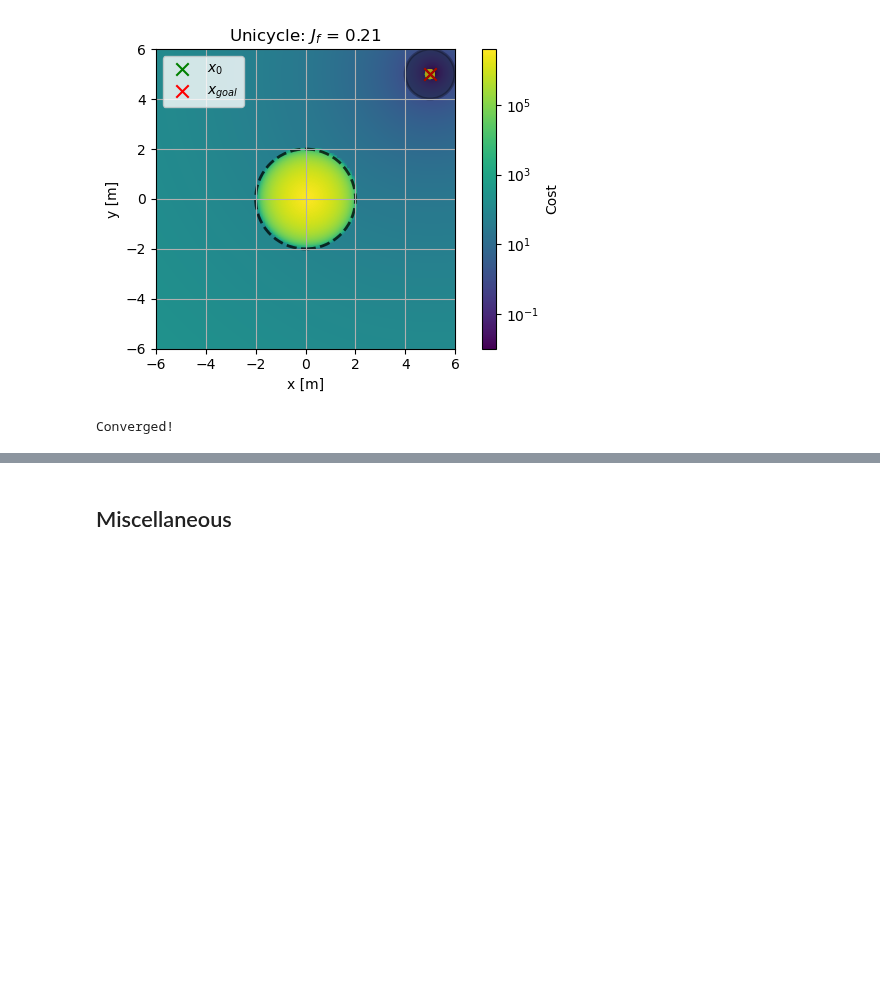
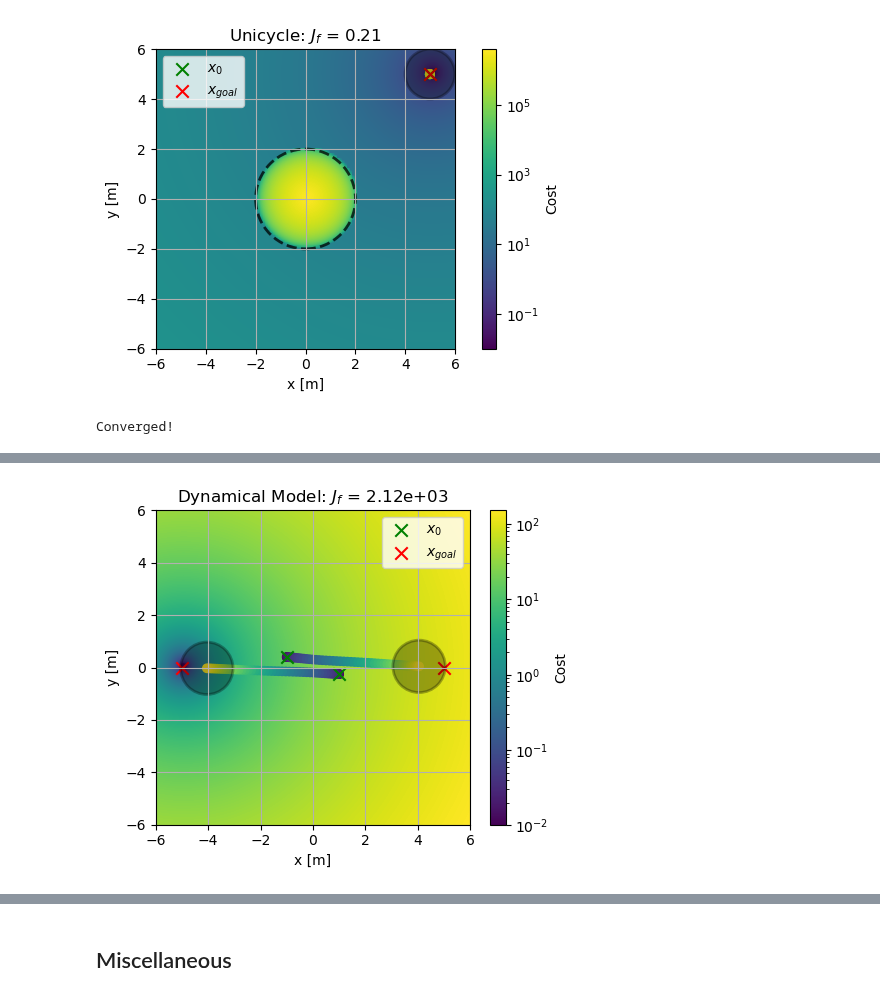
Before and after one commit to labicon/dp-ilqr, a Jupyter notebook: notebooks/main.ipynb, the cells around one changed output, grey strips where cells are left out. Drawn from its saved outputs; the diff is of its cells as text; code cells hidden in the pictures; blank space fills up the shorter version.

```diff
--- a/notebooks/main.ipynb
+++ b/notebooks/main.ipynb
@@ -251,0 +300,20 @@ Converged!
+# %%
+step_size = 50
+ilqr = iLQR(dynamics, game_cost, N=N)
+rhc = RecedingHorizonController(x0, ilqr, step_size)
+# %%
+U = np.zeros((N, ilqr.n_u))
+for X, U, J in rhc.run(U, J_converge=5.0, n_lqr_iter=n_lqr_iter, tol=tol):
+    print(f"{X.shape=}\t{U.shape=}\t{J=}")
+    display.clear_output(wait=True)
+    ilqr.plot(X,
+          title_suffix=f': $J_f$ = {J:.3g}',
+          do_headings=False,
+          surface_plot=True,
+          log_colors=True,
+          axis=(-6, 6, -6, 6),
+          agent_ind=1)
+    display.display(plt.gcf())
+    break
+# %% [output]
+[figure, added]
```
Also changed, not shown: parts of 31 cells of this notebook, 6 other files.
